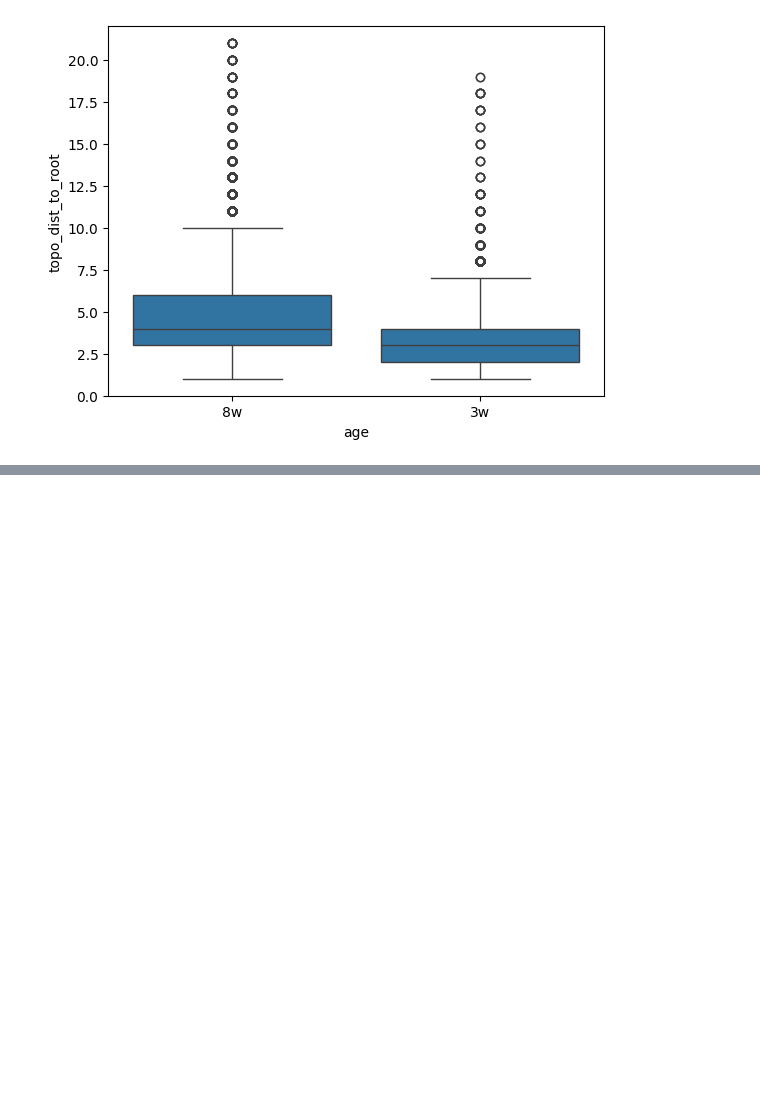
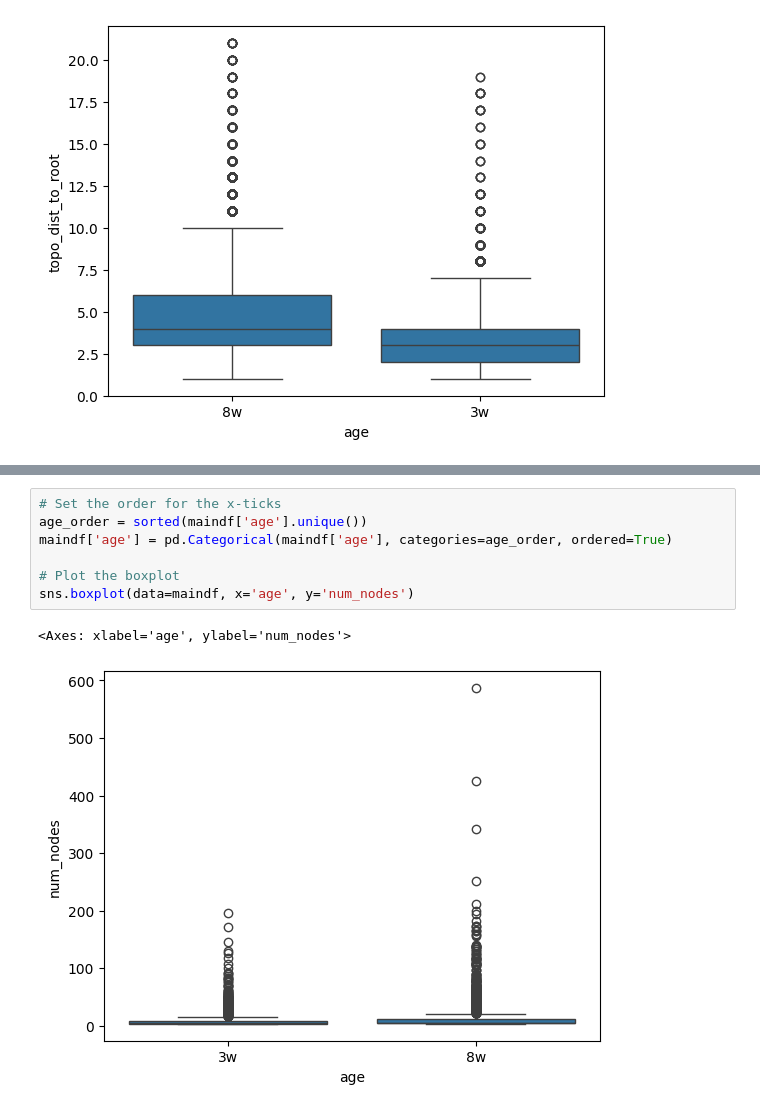
Before and after one commit to hieunguyen4193/sc_bulk_BCR_data_analysis, a Jupyter notebook: Tree08_where_are_biopsy_nodes_on_the_tree.ipynb, the cells around one changed output, grey strips where cells are left out. Cells and saved outputs as stored; diff of their text form; blank space fills up the shorter version.

```diff
--- a/Tree08_where_are_biopsy_nodes_on_the_tree.ipynb
+++ b/Tree08_where_are_biopsy_nodes_on_the_tree.ipynb
@@ -323,0 +362,10 @@ sns.boxplot(data = nodedf[nodedf["population"] == "biopsy"], x = "age", y = "top
+# %%
+# Set the order for the x-ticks
+age_order = sorted(maindf['age'].unique())
+maindf['age'] = pd.Categorical(maindf['age'], categories=age_order, ordered=True)
+
+# Plot the boxplot
+sns.boxplot(data=maindf, x='age', y='num_nodes')
+# %% [output]
+<Axes: xlabel='age', ylabel='num_nodes'>
+[figure, added]
```
Also changed, not shown: parts of 5 cells of this notebook, 1 other file.
